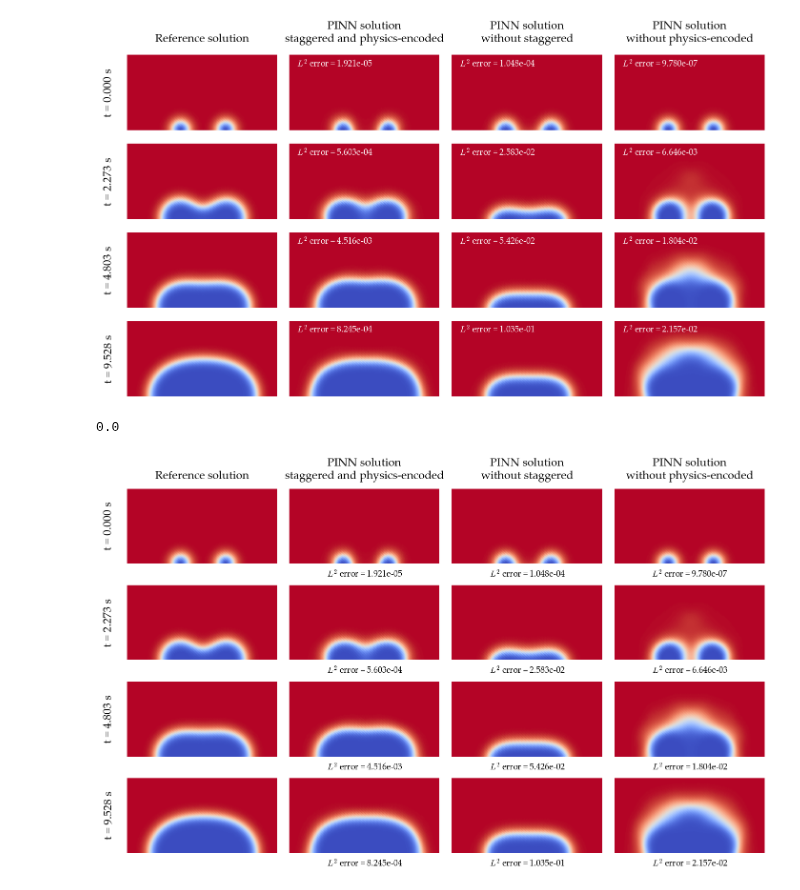
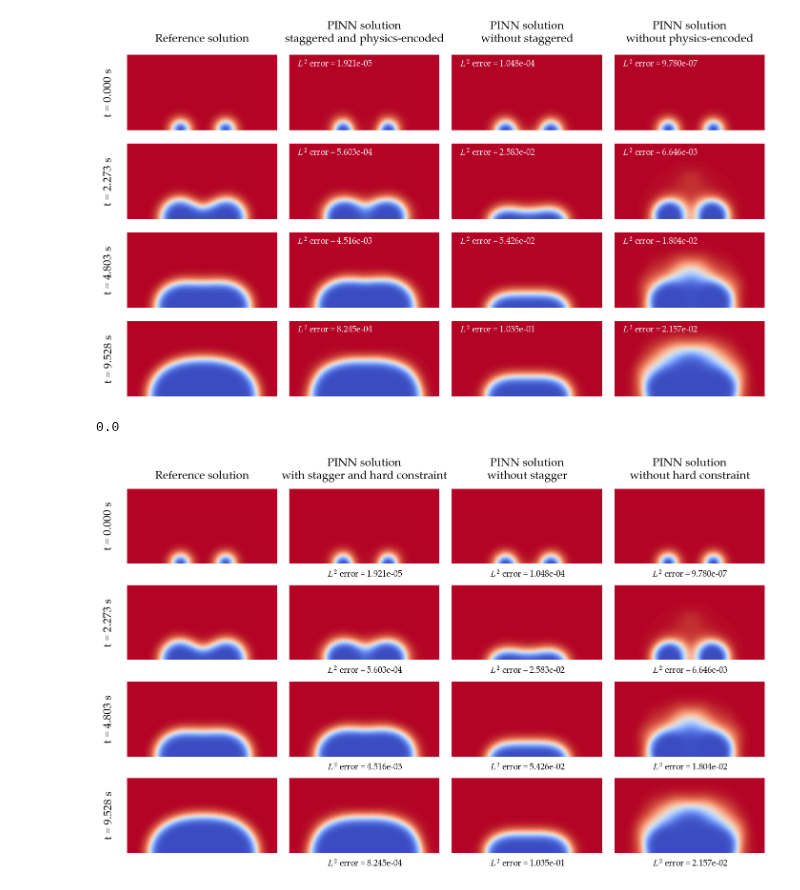
Before and after one commit to NanxiiChen/sharp-pinns, a Jupyter notebook: eval-2pits.ipynb, the cells around one changed output. Saved outputs shown, nothing was run; the diff lists cells and outputs as text; code cells hidden in the pictures.

```diff
--- a/eval-2pits.ipynb
+++ b/eval-2pits.ipynb
@@ -744,8 +744,8 @@ mse = 0
 fig = plt.figure(figsize=(25, 3.8*len(ts)))
 gs = gridspec.GridSpec(len(ts)*2+1, 5, width_ratios=[0.1, 1, 1, 1, 1], height_ratios=[0.1,] + [1, 0.1]*len(ts))
 
-col_names = [" ", "Reference solution", "PINN solution\nstaggered and physics-encoded",
-             "PINN solution\nwithout staggered", "PINN solution\nwithout physics-encoded",]
+col_names = [" ", "Reference solution", "PINN solution\nwith stagger and hard constraint",
+             "PINN solution\nwithout stagger", "PINN solution\nwithout hard constraint",]
 for idx, col_name in enumerate(col_names):
     ax = fig.add_subplot(gs[0, idx])
     ax.text(0.5, 0., col_name, fontsize=24,
@@ -816,31 +816,31 @@ for idx, tic in enumerate(ts):
     ax.text(0.5, 0.5, f"$L^2$ error = {np.mean(diff**2):.3e}",
             verticalalignment='center', horizontalalignment='center')
 
     geotime = torch.cat([mesh_tensor, tic_tensor], dim=1).to(net_no_stagger.device)
     with torch.no_grad():
         sol = net_no_stagger(geotime).cpu().detach().numpy()
     ax = fig.add_subplot(gs[idx*2+1, 3])
     ax.scatter(mesh_points[:, 0], mesh_points[:, 1], c=sol[:, 0], cmap='coolwarm',)
     ax.xaxis.set_major_formatter(plt.FuncFormatter(lambda x, pos: f'{x*1e2:.0f}'))
     ax.yaxis.set_major_formatter(plt.FuncFormatter(lambda x, pos: f'{x*1e2:.0f}'))
     ax.xaxis.set_major_locator(plt.MultipleLocator(0.25))
     ax.set(
         aspect='equal',
         xlim=(-0.5, 0.5), ylim=(0, 0.5),
     )
     ax.set_axis_off()
     diff = np.abs(truth[:, 0] - sol[:, 0])
 
 
     ax = fig.add_subplot(gs[idx*2+2, 3])
     ax.set_axis_off()
     ax.text(0.5, 0.5, f"$L^2$ error = {np.mean(diff**2):.3e}",
             verticalalignment='center', horizontalalignment='center')
 
 plt.subplots_adjust(wspace=0.1, hspace=0.1)
 # plt.savefig("figures/2d-2pits-phi-fields-comparison.png", dpi=300, bbox_inches='tight')
 mse /= len(ts)
 print(mse)
 # %% [output]
 0.0
-[figure, old version]
+[figure, new version]
```
Also changed, not shown: 6 other files.
